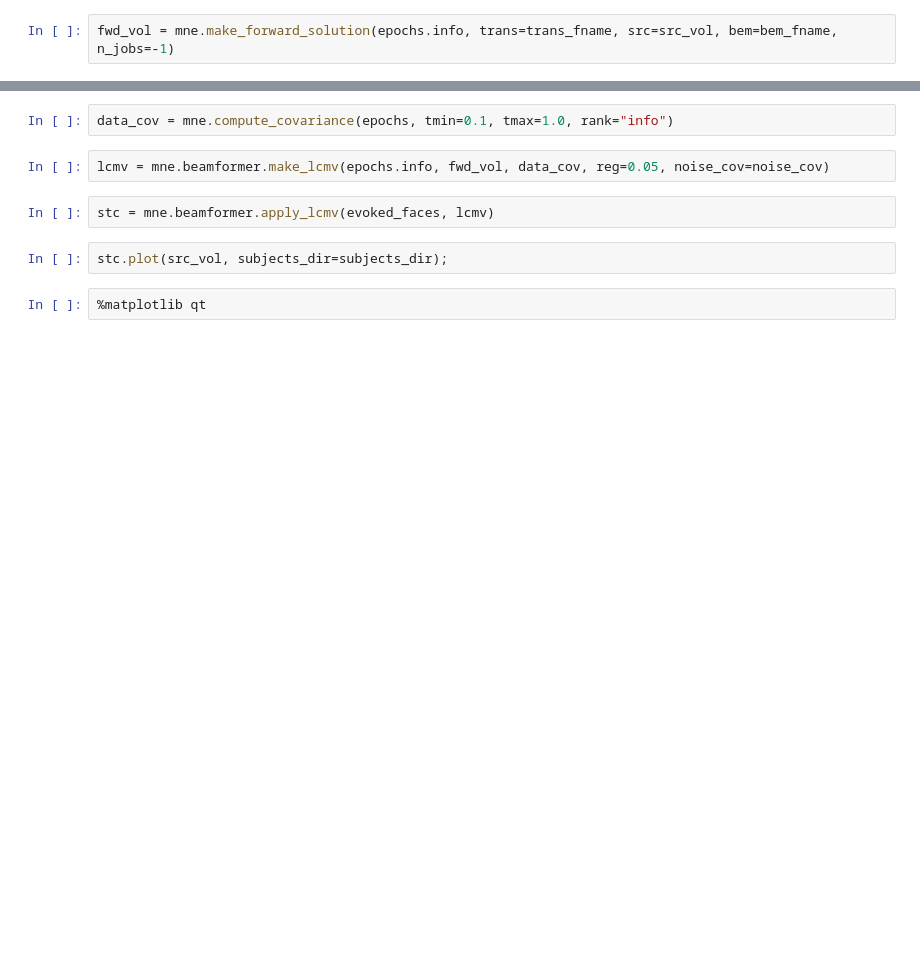
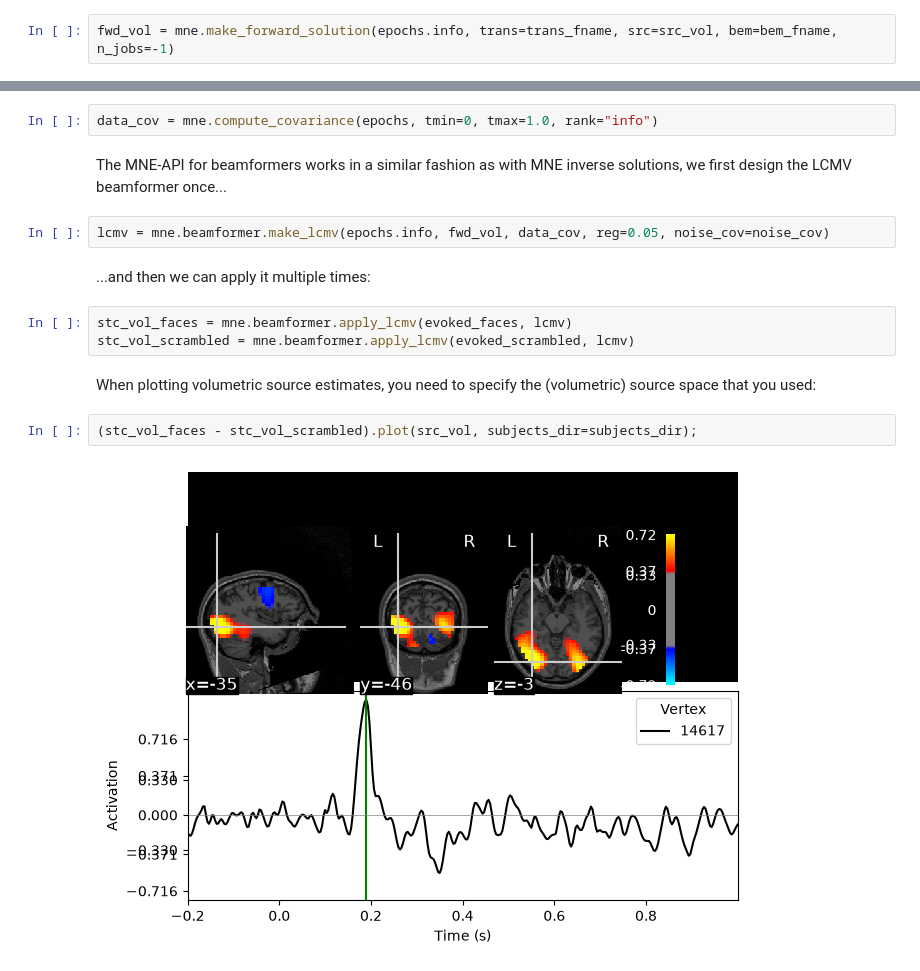
Before and after one commit to wmvanvliet/mne-course, a Jupyter notebook: 5-source-level.ipynb, the cells around one changed output, grey strips where cells are left out. Drawn from its saved outputs; the diff is of its cells as text; blank space fills up the shorter version.

Commit message:
complete lcmv

```diff
--- a/5-source-level.ipynb
+++ b/5-source-level.ipynb
@@ -255,10 +270,17 @@ fwd_vol = mne.make_forward_solution(epochs.info, trans=trans_fname, src=src_vol,
 # %%
-data_cov = mne.compute_covariance(epochs, tmin=0.1, tmax=1.0, rank="info")
+data_cov = mne.compute_covariance(epochs, tmin=0, tmax=1.0, rank="info")
+# %% [markdown]
+The MNE-API for beamformers works in a similar fashion as with MNE inverse solutions, we first design the LCMV beamformer once...
 # %%
 lcmv = mne.beamformer.make_lcmv(epochs.info, fwd_vol, data_cov, reg=0.05, noise_cov=noise_cov)
+# %% [markdown]
+...and then we can apply it multiple times:
 # %%
-stc = mne.beamformer.apply_lcmv(evoked_faces, lcmv)
+stc_vol_faces = mne.beamformer.apply_lcmv(evoked_faces, lcmv)
+stc_vol_scrambled = mne.beamformer.apply_lcmv(evoked_scrambled, lcmv)
+# %% [markdown]
+When plotting volumetric source estimates, you need to specify the (volumetric) source space that you used:
 # %%
-stc.plot(src_vol, subjects_dir=subjects_dir);
+(stc_vol_faces - stc_vol_scrambled).plot(src_vol, subjects_dir=subjects_dir);
+# %% [output]
+[figure, added]
-# %%
-%matplotlib qt
```
Also changed, not shown: parts of 8 cells of this notebook.
